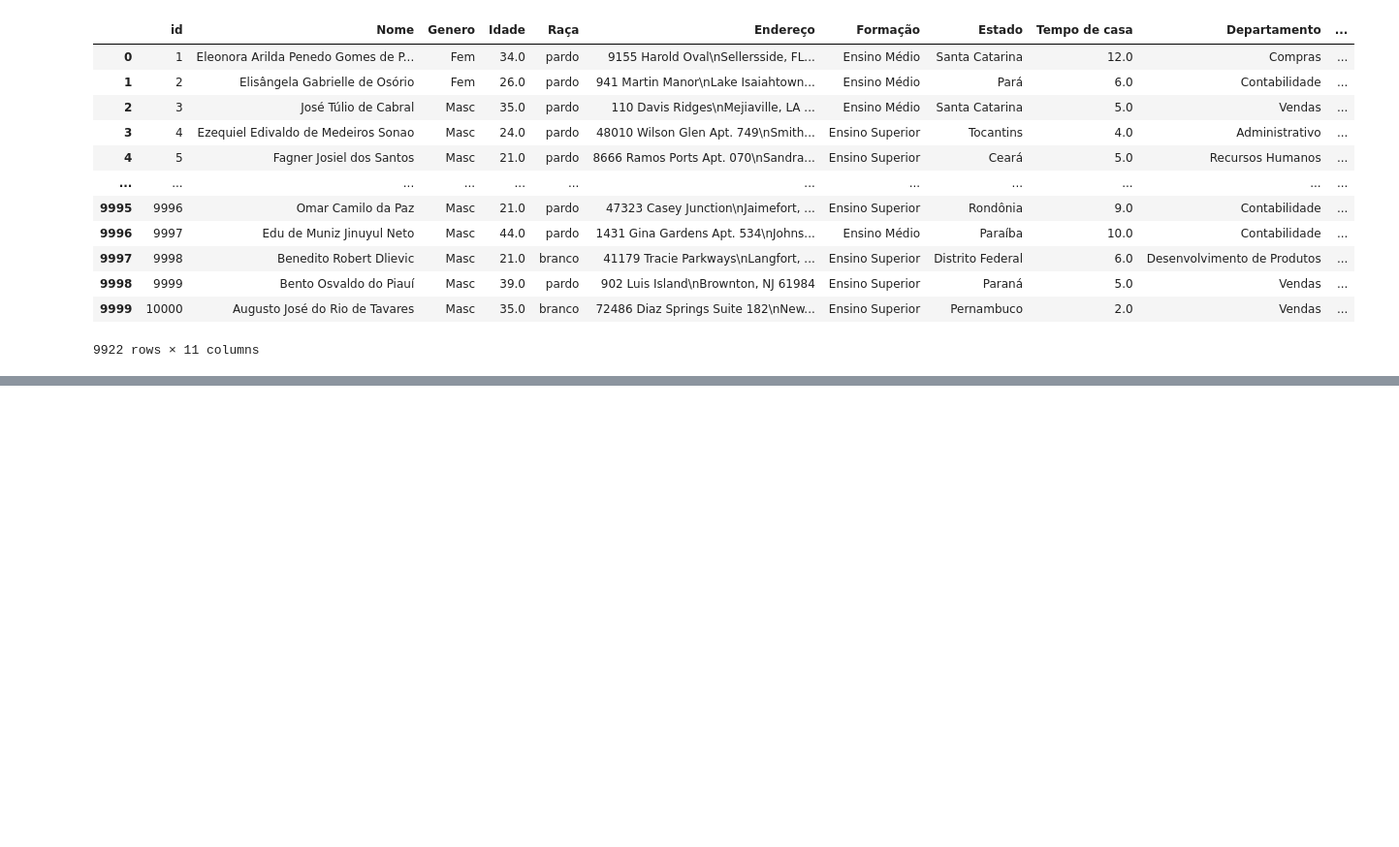
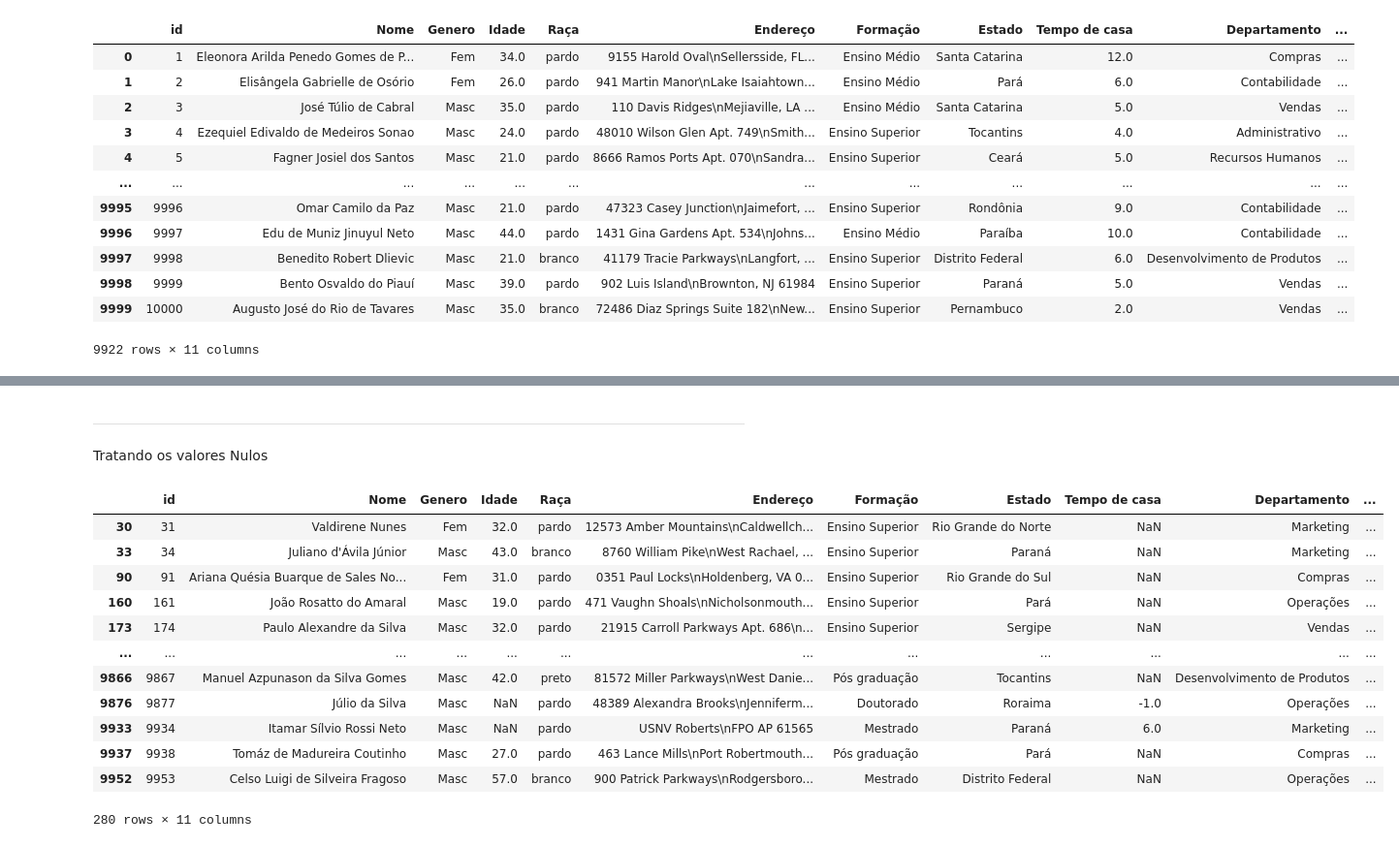
Before and after one commit to antoniosscd/Desafio_Hackathon_Ada, a Jupyter notebook: adahack-etl (1).ipynb, the cells around one changed output, grey strips where cells are left out. Shown at 97% size. Cells and saved outputs as stored; diff of their text form; code cells hidden in the pictures; blank space fills up the shorter version.

```diff
--- a/adahack-etl (1).ipynb
+++ b/adahack-etl (1).ipynb
@@ -273,0 +447,7 @@ len(menores)
+# %%
+base_dados['Senioridade'] = base_dados['Senioridade'].str.title()
+
+base_dados['Senioridade'].value_counts()
+
+
+#Oserve que 'gerente' não aparece mais.
@@ -273,0 +479,21 @@ len(menores)
+# %% [markdown]
+----
+Tratando os valores Nulos
+# %%
+linhas_null = base_dados[base_dados.isnull().any(axis=1)]
+
+linhas_null
+# %% [output]
+|  | id | Nome | Genero | Idade | Raça | Endereço | Formação | Estado | Tempo de casa | Departamento | ... |
+| 30 | 31 | Valdirene Nunes | Fem | 32.0 | pardo | 12573 Amber Mountains\nCaldwellch... | Ensino Superior | Rio Grande do Norte | NaN | Marketing | ... |
+| 33 | 34 | Juliano d'Ávila Júnior | Masc | 43.0 | branco | 8760 William Pike\nWest Rachael, ... | Ensino Superior | Paraná | NaN | Marketing | ... |
+| 90 | 91 | Ariana Quésia Buarque de Sales No... | Fem | 31.0 | pardo | 0351 Paul Locks\nHoldenberg, VA 0... | Ensino Superior | Rio Grande do Sul | NaN | Compras | ... |
+| 160 | 161 | João Rosatto do Amaral | Masc | 19.0 | pardo | 471 Vaughn Shoals\nNicholsonmouth... | Ensino Superior | Pará | NaN | Operações | ... |
+| 173 | 174 | Paulo Alexandre da Silva | Masc | 32.0 | pardo | 21915 Carroll Parkways Apt. 686\n... | Ensino Superior | Sergipe | NaN | Vendas | ... |
+| ... | ... | ... | ... | ... | ... | ... | ... | ... | ... | ... | ... |
+| 9866 | 9867 | Manuel Azpunason da Silva Gomes | Masc | 42.0 | preto | 81572 Miller Parkways\nWest Danie... | Pós graduação | Tocantins | NaN | Desenvolvimento de Produtos | ... |
+| 9876 | 9877 | Júlio da Silva | Masc | NaN | pardo | 48389 Alexandra Brooks\nJenniferm... | Doutorado | Roraima | -1.0 | Operações | ... |
+| 9933 | 9934 | Itamar Sílvio Rossi Neto | Masc | NaN | pardo | USNV Roberts\nFPO AP 61565 | Mestrado | Paraná | 6.0 | Marketing | ... |
+| 9937 | 9938 | Tomáz de Madureira Coutinho | Masc | 27.0 | pardo | 463 Lance Mills\nPort Robertmouth... | Pós graduação | Pará | NaN | Compras | ... |
+| 9952 | 9953 | Celso Luigi de Silveira Fragoso | Masc | 57.0 | branco | 900 Patrick Parkways\nRodgersboro... | Mestrado | Distrito Federal | NaN | Operações | ... |
+280 rows × 11 columns
```
Also changed, not shown: parts of 30 cells of this notebook.
